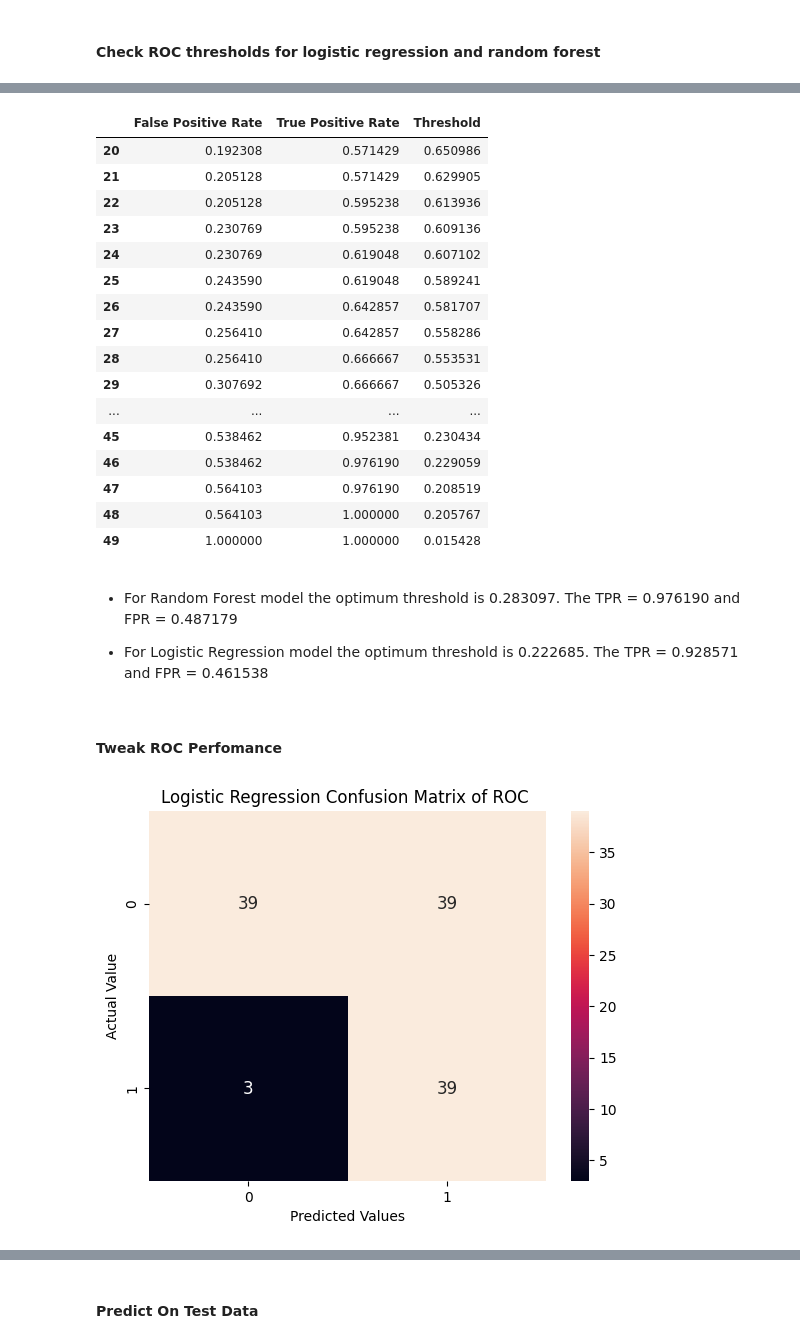
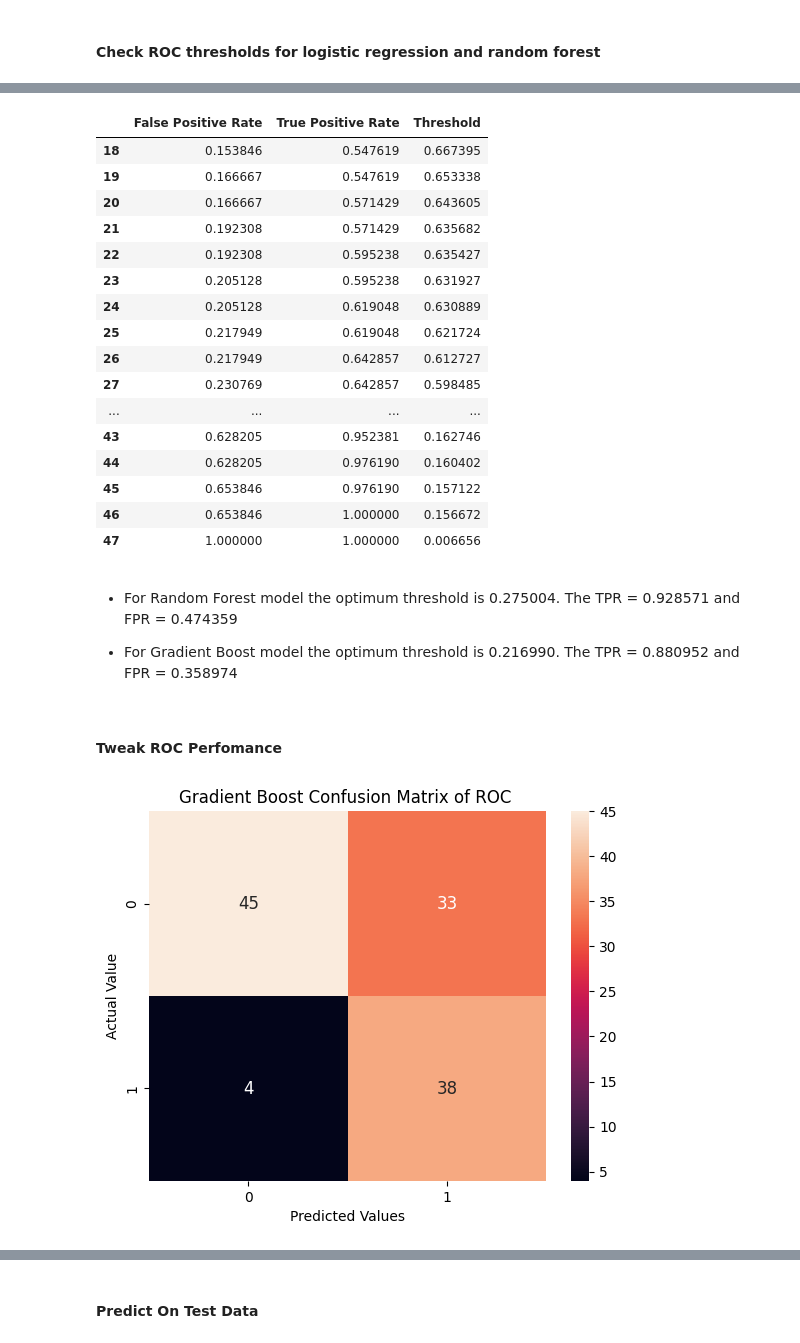
Before and after one commit to adubrightkwartengsnr/P5-Sepsis-Prediction-Embedding-Machine-Learning-Model-In-API, a Jupyter notebook: dev/sepsis_prediction.ipynb, the cells around one changed output, grey strips where cells are left out. Saved outputs shown, nothing was run; the diff lists cells and outputs as text; code cells hidden in the pictures.

Commit message:
retrain model for improved performance

```diff
--- a/dev/sepsis_prediction.ipynb
+++ b/dev/sepsis_prediction.ipynb
@@ -619,7 +604,7 @@ cat_pipeline = Pipeline (
     ]
 )
 
-preprocessor_2 = ColumnTransformer(
+preprocessor = ColumnTransformer(
     transformers=[
         ("numerical_pipeline",num_pipeline,numerical_features),
         ("categorical_pipeline",cat_pipeline,categorical_features)
@@ -648,7 +633,7 @@ all_pipelines = {}
 for model_name, classifier in models:
     pipeline = Pipeline(
         steps=[
-        ('preprocessor',preprocessor_2),
+        ('preprocessor',preprocessor),
         ('feature_importance',SelectKBest(mutual_info_classif,k="all")),
         ('classifier',classifier)
         ]
@@ -710,7 +695,7 @@ balanced_pipelines = {}
 for model_name, classifier in models:
     pipeline = ImbPipeline(
         steps=[
-        ('preprocessor',preprocessor_2),
+        ('preprocessor',preprocessor),
         ('smote',SMOTE(sampling_strategy="auto")),
         ('feature_importance',SelectKBest(mutual_info_classif,k="all")),
         ('classifier',classifier)
@@ -942,44 +927,44 @@ roc_data["log_regression"].tail(20)
 roc_data["random_forest"].tail(30)
 # %% [output]
 |  | False Positive Rate | True Positive Rate | Threshold |
-| 20 | 0.192308 | 0.571429 | 0.650986 |
-| 21 | 0.205128 | 0.571429 | 0.629905 |
-| 22 | 0.205128 | 0.595238 | 0.613936 |
-| 23 | 0.230769 | 0.595238 | 0.609136 |
-| 24 | 0.230769 | 0.619048 | 0.607102 |
-| 25 | 0.243590 | 0.619048 | 0.589241 |
-| 26 | 0.243590 | 0.642857 | 0.581707 |
-| 27 | 0.256410 | 0.642857 | 0.558286 |
-| 28 | 0.256410 | 0.666667 | 0.553531 |
-| 29 | 0.307692 | 0.666667 | 0.505326 |
+| 18 | 0.153846 | 0.547619 | 0.667395 |
+| 19 | 0.166667 | 0.547619 | 0.653338 |
+| 20 | 0.166667 | 0.571429 | 0.643605 |
+| 21 | 0.192308 | 0.571429 | 0.635682 |
+| 22 | 0.192308 | 0.595238 | 0.635427 |
+| 23 | 0.205128 | 0.595238 | 0.631927 |
+| 24 | 0.205128 | 0.619048 | 0.630889 |
+| 25 | 0.217949 | 0.619048 | 0.621724 |
+| 26 | 0.217949 | 0.642857 | 0.612727 |
+| 27 | 0.230769 | 0.642857 | 0.598485 |
 | ... | ... | ... | ... |
-| 45 | 0.538462 | 0.952381 | 0.230434 |
-| 46 | 0.538462 | 0.976190 | 0.229059 |
-| 47 | 0.564103 | 0.976190 | 0.208519 |
-| 48 | 0.564103 | 1.000000 | 0.205767 |
-| 49 | 1.000000 | 1.000000 | 0.015428 |
+| 43 | 0.628205 | 0.952381 | 0.162746 |
+| 44 | 0.628205 | 0.976190 | 0.160402 |
+| 45 | 0.653846 | 0.976190 | 0.157122 |
+| 46 | 0.653846 | 1.000000 | 0.156672 |
+| 47 | 1.000000 | 1.000000 | 0.006656 |
 # %% [markdown]
-- For Random Forest model the optimum threshold is 0.283097. The TPR = 0.976190 and FPR = 0.487179
+- For Random Forest model the optimum threshold is 0.275004. The TPR = 0.928571 and FPR = 0.474359
 
-- For Logistic Regression model the optimum threshold is 0.222685. The TPR = 0.928571 and FPR = 0.461538
+- For Gradient Boost model the optimum threshold is 0.216990. The TPR = 0.880952 and FPR = 0.358974
 # %%
 # save the top two performing models
-log_regression_pipeline = balanced_pipelines["log_regression"]
+gradient_boost_pipeline = balanced_pipelines["gradient_boost"]
 random_forest_pipeline = balanced_pipelines["random_forest"]
 # %% [markdown]
 #### Tweak ROC Perfomance
 # %%
-log_reg_threshold = 0.222685
-log_reg_proba = log_regression_pipeline.predict_proba(X_test)[:,1]
+log_reg_threshold = 0.216990
+gradient_boost_proba = gradient_boost_pipeline.predict_proba(X_test)[:,1]
 # adjust threshold to maximize TPR
-y_pred_log_reg = (log_reg_proba > log_reg_threshold).astype(int)
+y_pred_log_reg = (gradient_boost_proba > log_reg_threshold).astype(int)
 roc_conf_matrix = confusion_matrix(y_test_encoded, y_pred_log_reg)
 # Plot the confusion Matrix
 sns.heatmap(roc_conf_matrix,annot=True,fmt="d",annot_kws={"size":12})
-plt.title("Logistic Regression Confusion Matrix of ROC ")
+plt.title("Gradient Boost Confusion Matrix of ROC ")
 plt.xlabel("Predicted Values")
 plt.ylabel("Actual Value")
 plt.show()
 # %% [output]
-[figure, old version]
+[figure, new version]
 # %%
```
Also changed, not shown: parts of 16 cells of this notebook, 2 other files.
